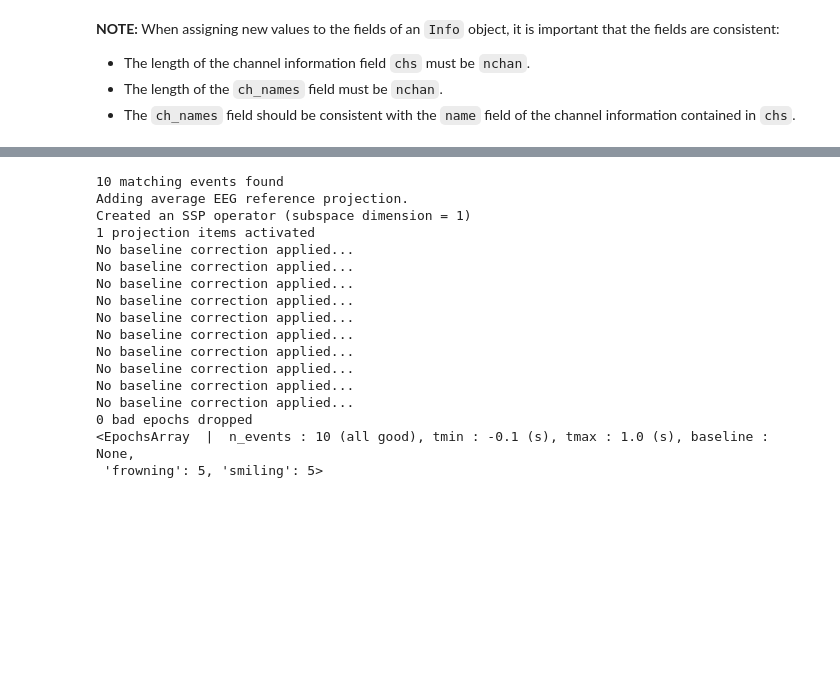
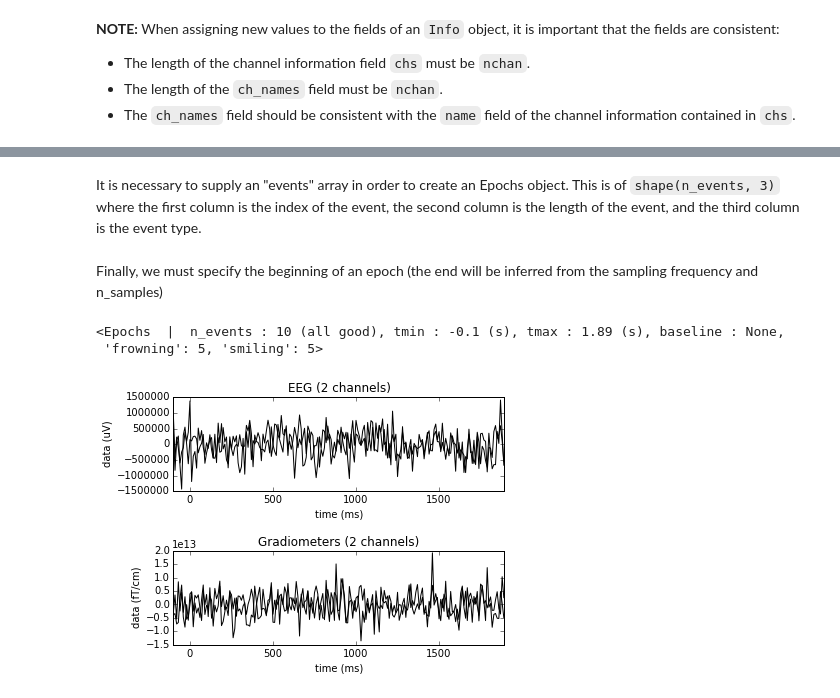
Before and after one commit to wmvanvliet/mne-doc-notebooks, a Jupyter notebook: Creating data structures from scratch.ipynb, the cells around one changed output, grey strips where cells are left out. Saved outputs shown, nothing was run; the diff lists cells and outputs as text; code cells hidden in the pictures; blank space fills up the shorter version.

Commit message:
Updated scratch data structures with evoked objects / changed wording to epochs objects

```diff
--- a/Creating data structures from scratch.ipynb
+++ b/Creating data structures from scratch.ipynb
@@ -122,14 +121,17 @@ To create an `Epochs` object from scratch, you can use the `EpochsArray` class,
+# %%
+# Generate some random data: 10 epochs, 5 channels, 2 seconds per epoch
+sfreq = 100
+data = np.random.randn(10, 5, sfreq*2)
+
+# Initialize an info structure
+info = mne.create_info(
+    ch_names=['MEG1', 'MEG2', 'EEG1', 'EEG2', 'EOG'],
+    ch_types=['grad', 'grad', 'eeg', 'eeg', 'eog'],
+    sfreq=sfreq
+)
+# %% [markdown]
+It is necessary to supply an "events" array in order to create an Epochs object. This is of `shape(n_events, 3)` where the first column is the index of the event, the second column is the length of the event, and the third column is the event type.
 # %%
-# Generate some random data: 10 epochs, 5 channels, 111 samples per epoch
-data = np.random.randn(10, 5, 111)
-
-# Initialize an info structure
-info = mne.create_info(
-    ch_names=['MEG1', 'MEG2', 'EEG1', 'EEG2', 'EOG'],
-    ch_types=['grad', 'grad', 'eeg', 'eeg', 'eog'],
-    sfreq=100
-)
-
 # Create an event matrix: 10 events with a duration of 1 sample, alternating event codes
 events = np.array([
     [0, 1, 1],
@@ -146,28 +148,21 @@ events = np.array([
 
 # More information about the event codes: subject was either smiling or frowning
 event_id = dict(smiling=1, frowning=2)
-
-# Trials were cut from -0.1 to 1.0 seconds
-tmin = -0.1
-
-# Create epochs object
-custom_epochs = mne.EpochsArray(data, info, events, tmin, event_id)
-print(custom_epochs)
-# %% [output]
-10 matching events found
-Adding average EEG reference projection.
-Created an SSP operator (subspace dimension = 1)
-1 projection items activated
-No baseline correction applied...
-No baseline correction applied...
-No baseline correction applied...
-No baseline correction applied...
-No baseline correction applied...
-No baseline correction applied...
-No baseline correction applied...
-No baseline correction applied...
-No baseline correction applied...
-No baseline correction applied...
-0 bad epochs dropped
-<EpochsArray  |  n_events : 10 (all good), tmin : -0.1 (s), tmax : 1.0 (s), baseline : None,
- 'frowning': 5, 'smiling': 5>
+# %% [markdown]
+Finally, we must specify the beginning of an epoch (the end will be inferred from the sampling frequency and n_samples)
+# %%
+# Trials were cut from -0.1 to 1.0 seconds
+tmin = -0.1
+
+# Create epochs object
+custom_epochs = mne.EpochsArray(data, info, events, tmin, event_id)
+
+print(custom_epochs)
+# %% [output]
+<Epochs  |  n_events : 10 (all good), tmin : -0.1 (s), tmax : 1.89 (s), baseline : None,
+ 'frowning': 5, 'smiling': 5>
+# %%
+# Now we may treat the epochs object as we would any other
+_ = custom_epochs['smiling'].average().plot()
+# %% [output]
+[figure, added]
```
Also changed, not shown: parts of 12 cells of this notebook.
